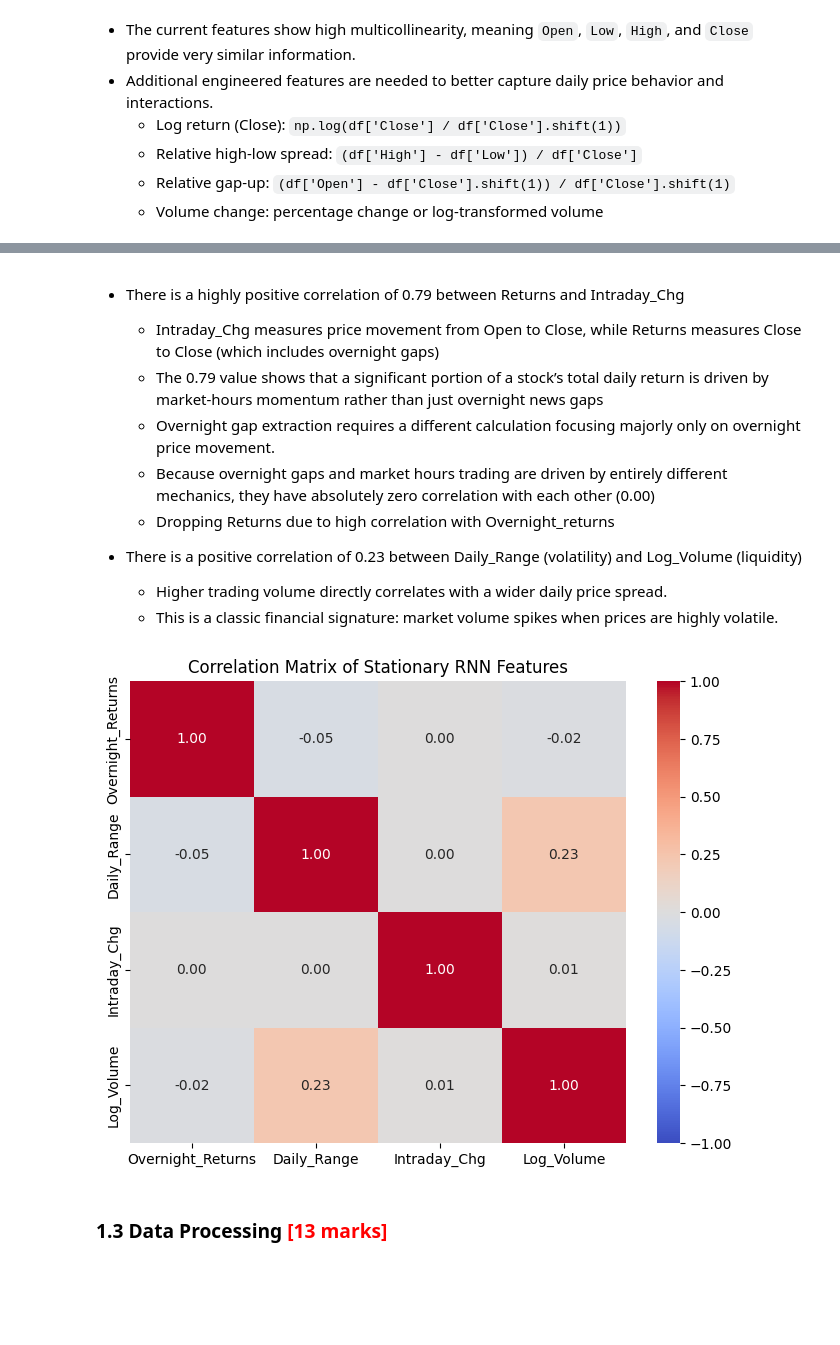
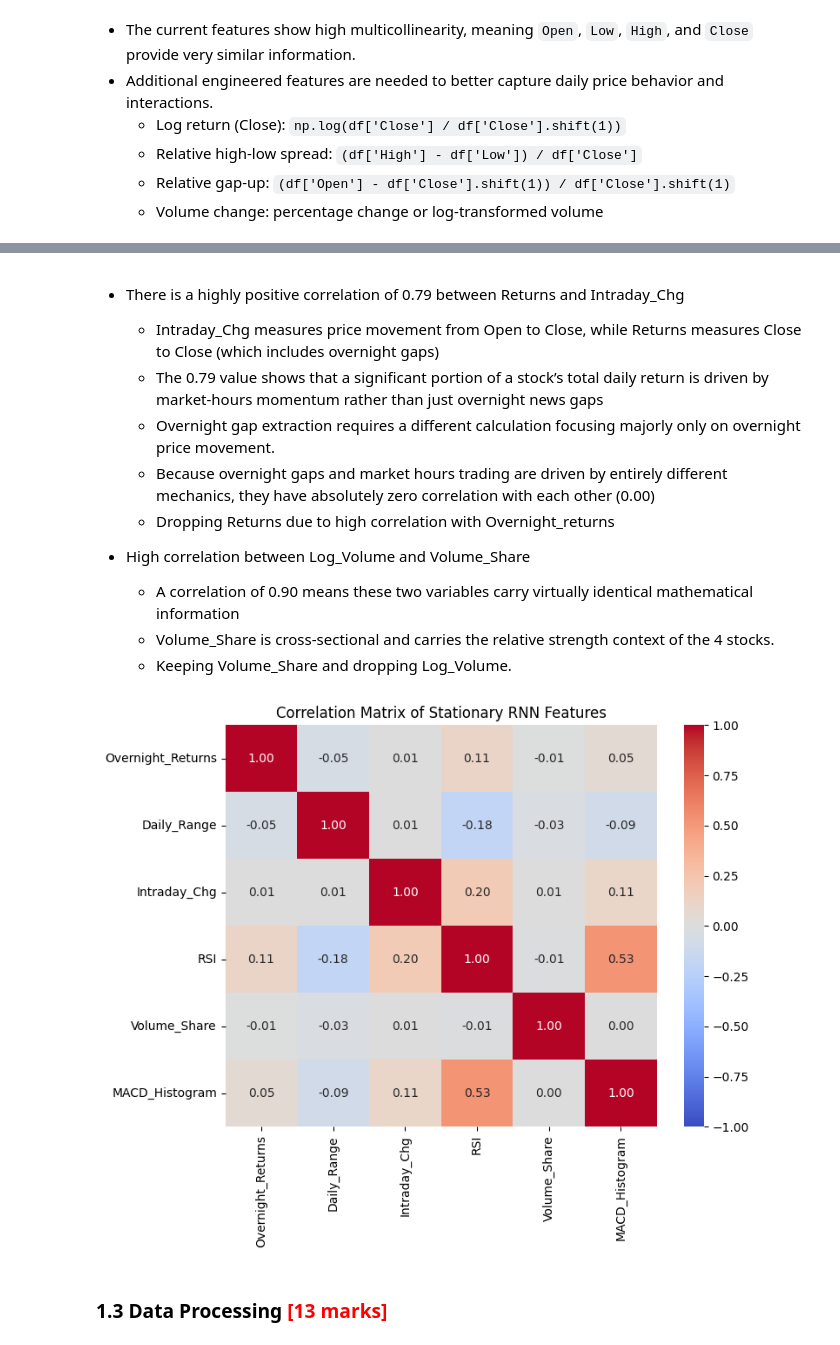
Before and after one commit to VFulara/RNN_Stock_Price_Prediction, a Jupyter notebook: RNN_Assg_Stock_Price_Prediction_Starter.ipynb, the cells around one changed output, grey strips where cells are left out. Drawn from its saved outputs; the diff is of its cells as text; code cells hidden in the pictures; blank space fills up the shorter version.

```diff
--- a/RNN_Assg_Stock_Price_Prediction_Starter.ipynb
+++ b/RNN_Assg_Stock_Price_Prediction_Starter.ipynb
@@ -242,6 +250,13 @@ plt.show()
   - Relative high-low spread: `(df['High'] - df['Low']) / df['Close']`
   - Relative gap-up: `(df['Open'] - df['Close'].shift(1)) / df['Close'].shift(1)`
   - Volume change: percentage change or log-transformed volume
+# %%
+def compute_rsi(series, periods=14):
+    delta = series.diff()
+    gain = (delta.where(delta > 0, 0)).rolling(window=periods).mean()
+    loss = (-delta.where(delta < 0, 0)).rolling(window=periods).mean()
+    rs = gain / (loss + 1e-8)
+    return 100 - (100 / (1 + rs))
 # %%
 rnn_df = stocks_df.copy()
 
@@ -255,7 +270,23 @@ rnn_df['Daily_Range'] = (rnn_df['High'] - rnn_df['Low']) / rnn_df['Close']
 rnn_df['Intraday_Chg'] = (rnn_df['Close'] - rnn_df['Open']) / rnn_df['Open']
 rnn_df['Log_Volume'] = np.log(rnn_df['Volume'])
 
-feature_cols = ['Returns', 'Overnight_Returns', 'Daily_Range', 'Intraday_Chg', 'Log_Volume']
+rnn_df['RSI'] = rnn_df.groupby('Name')['Close'].transform(lambda x: compute_rsi(x))
+
+daily_total_volume = rnn_df.groupby('Date')['Volume'].transform('sum')
+rnn_df['Volume_Share'] = rnn_df['Volume'] / daily_total_volume
+
+#MACD
+rnn_df['EMA_12'] = rnn_df.groupby('Name')['Close'].transform(lambda x: x.ewm(span=12, adjust=False).mean())
+rnn_df['EMA_26'] = rnn_df.groupby('Name')['Close'].transform(lambda x: x.ewm(span=26, adjust=False).mean())
+rnn_df['MACD'] = rnn_df['EMA_12'] - rnn_df['EMA_26']
+rnn_df['Signal_Line'] = rnn_df.groupby('Name')['MACD'].transform(lambda x: x.ewm(span=9, adjust=False).mean())
+rnn_df['MACD_Histogram'] = rnn_df['MACD'] - rnn_df['Signal_Line']
+
+drop_cols = ['EMA_12', 'EMA_26', 'MACD', 'Signal_Line']
+rnn_df = rnn_df.drop(columns=drop_cols)
+
+
+feature_cols = ['Returns', 'Overnight_Returns', 'Daily_Range', 'Intraday_Chg', 'Log_Volume', 'RSI', 'Volume_Share', 'MACD_Histogram']
 rnn_features_clean = rnn_df.dropna(subset=feature_cols)
 
 # 3. Plot the new, highly descriptive correlation matrix
@@ -273,19 +304,20 @@ plt.show()
     - Because overnight gaps and market hours trading are driven by entirely different mechanics, they have absolutely zero correlation with each other (0.00)
     - Dropping Returns due to high correlation with Overnight_returns
 
-- There is a positive correlation of 0.23 between Daily_Range (volatility) and Log_Volume (liquidity)
-    - Higher trading volume directly correlates with a wider daily price spread.
-    - This is a classic financial signature: market volume spikes when prices are highly volatile.
+- High correlation between Log_Volume and Volume_Share
+    - A correlation of 0.90 means these two variables carry virtually identical mathematical information
+    - Volume_Share is cross-sectional and carries the relative strength context of the 4 stocks.
+    - Keeping Volume_Share and dropping Log_Volume.
 # %%
-rnn_features_clean.drop(columns=['Returns'], inplace=True)
-feature_cols = ['Overnight_Returns', 'Daily_Range', 'Intraday_Chg', 'Log_Volume']
+rnn_features_clean.drop(columns=['Returns', 'Log_Volume'], inplace=True)
+feature_cols = ['Overnight_Returns', 'Daily_Range', 'Intraday_Chg', 'RSI', 'Volume_Share', 'MACD_Histogram']
 
 plt.figure(figsize=(8, 6))
 sns.heatmap(rnn_features_clean[feature_cols].corr(), annot=True, cmap='coolwarm', fmt=".2f", vmin=-1, vmax=1)
 plt.title('Correlation Matrix of Stationary RNN Features')
 plt.show()
 # %% [output]
-[figure, old version]
+[figure, new version]
 # %% [markdown]
 ### **1.3 Data Processing** <font color =red> [13 marks] </font>
 # %% [markdown]
```
Also changed, not shown: parts of 53 cells of this notebook, 1 other file.
